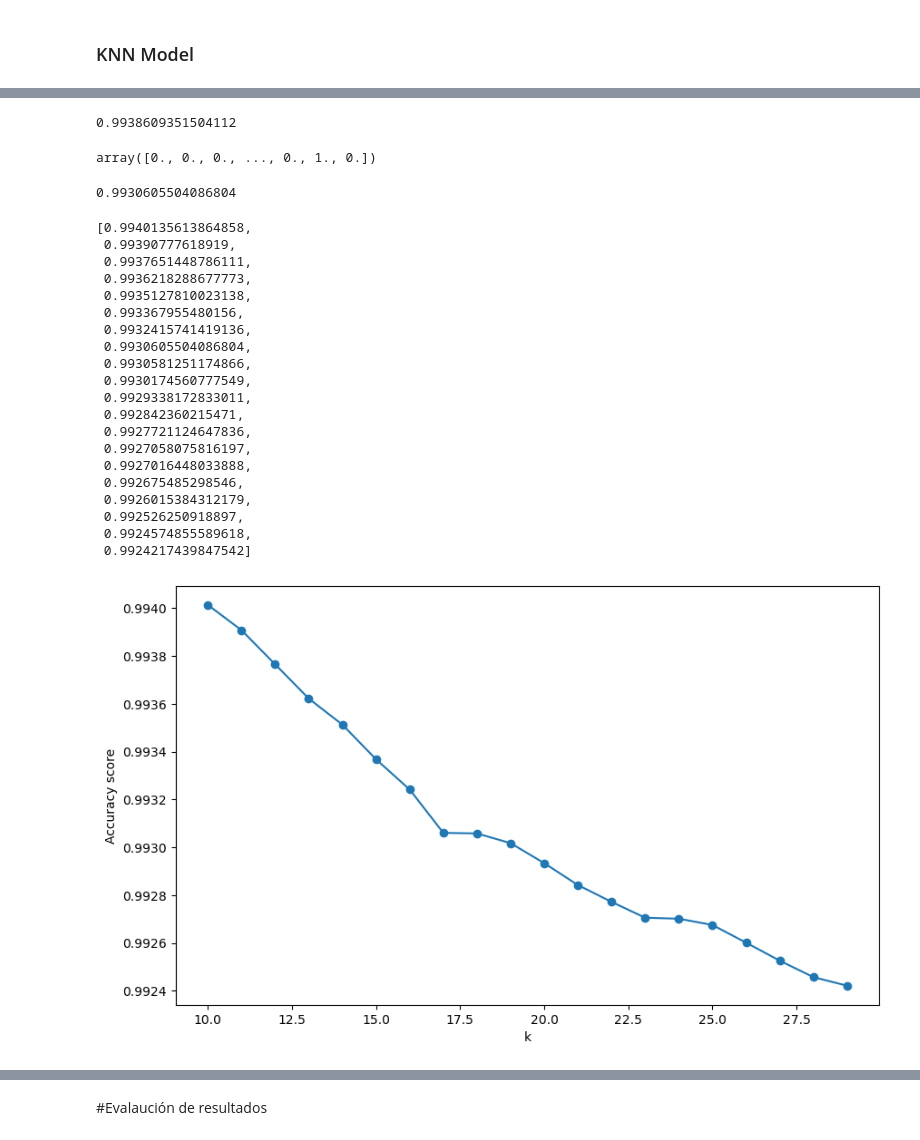
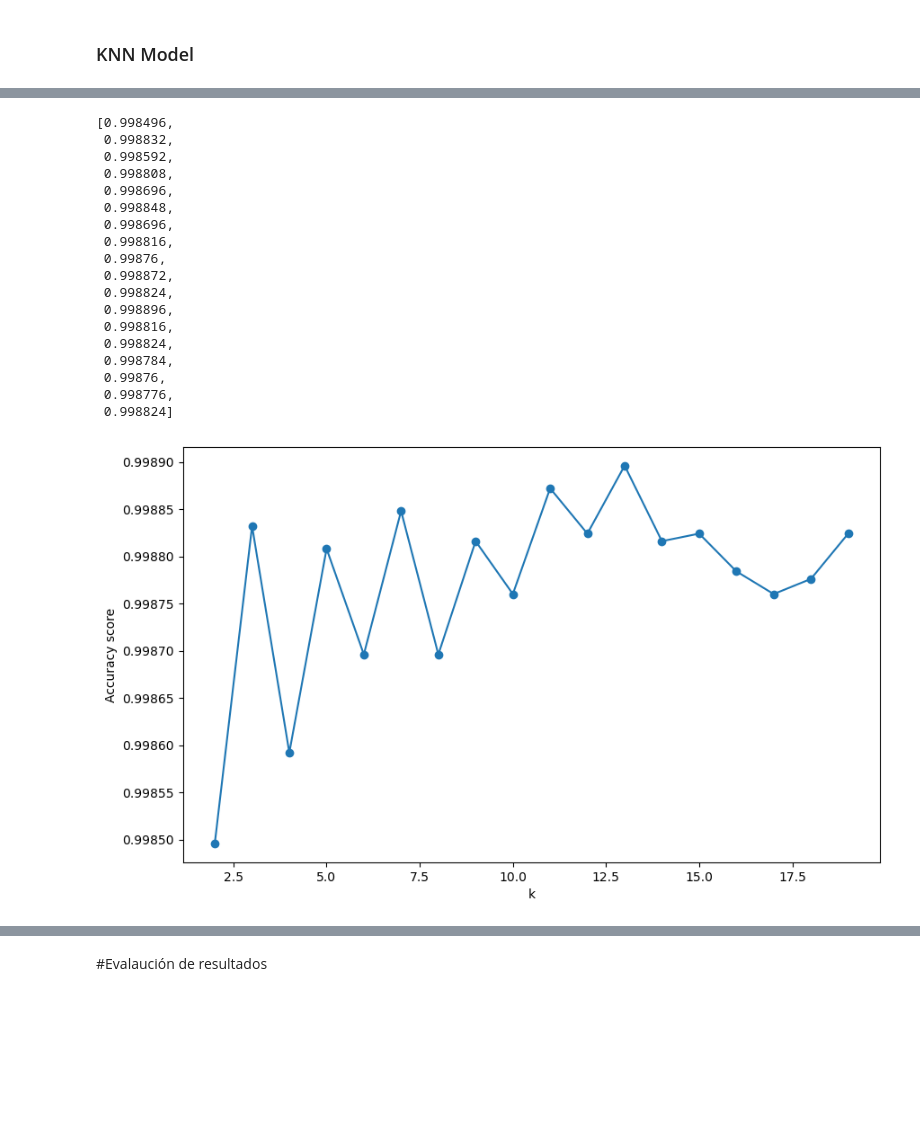
Before and after one commit to LauraChavez8/FinalProjectLCA, a Jupyter notebook: notebooks/Final Project LCA_Modelo.ipynb, the cells around one changed output, grey strips where cells are left out. Cells and saved outputs as stored; diff of their text form; code cells hidden in the pictures; blank space fills up the shorter version.

```diff
--- a/notebooks/Final Project LCA_Modelo.ipynb
+++ b/notebooks/Final Project LCA_Modelo.ipynb
@@ -69,7 +81,7 @@ customer_status_final    0
 2022-12-31               0
 dtype: int64
 # %%
-dbSample = database.head(300000)
+dbSample = database.head(500000)
 # %%
 db = dbSample.drop(['account__id'], axis = 1)
 # %%
@@ -123,4 +139,4 @@ X_train.shape, X_test.shape
 # %%
-model = KNeighborsRegressor(n_neighbors=17)
+model = KNeighborsClassifier(n_neighbors=13) #Classifier
 model.fit(X_train, y_train)
 # %% [output]
@@ -133,56 +144,39 @@ array([0., 0., 0., ..., 1., 0., 0.])
-# %%
-score_train = model.score(X_train, y_train)
-score_train
-# %% [output]
-0.9938609351504112
-# %%
-predictions_test = model.predict(X_test)
-predictions_test
-# %% [output]
-array([0., 0., 0., ..., 0., 1., 0.])
-# %%
-score_test = model.score(X_test, y_test)
-score_test
-# %% [output]
-0.9930605504086804
 # %%
 scores = []
-for k in range(10,30):
-    model = KNeighborsRegressor(n_neighbors = k)
-    model.fit(X_train, y_train)
-    score = model.score(X_test,y_test)
+for k in range(2,20):
+    model = KNeighborsClassifier(n_neighbors = k)
+    model.fit(X_train.values, y_train)
+    score = model.score(X_test.values,y_test)
     scores.append(score)
 # %%
 scores
 # %% [output]
-[0.9940135613864858,
- 0.99390777618919,
- 0.9937651448786111,
- 0.9936218288677773,
- 0.9935127810023138,
- 0.993367955480156,
- 0.9932415741419136,
- 0.9930605504086804,
- 0.9930581251174866,
- 0.9930174560777549,
- 0.9929338172833011,
- 0.992842360215471,
- 0.9927721124647836,
- 0.9927058075816197,
- 0.9927016448033888,
- 0.992675485298546,
- 0.9926015384312179,
- 0.992526250918897,
- 0.9924574855589618,
- 0.9924217439847542]
+[0.998496,
+ 0.998832,
+ 0.998592,
+ 0.998808,
+ 0.998696,
+ 0.998848,
+ 0.998696,
+ 0.998816,
+ 0.99876,
+ 0.998872,
+ 0.998824,
+ 0.998896,
+ 0.998816,
+ 0.998824,
+ 0.998784,
+ 0.99876,
+ 0.998776,
+ 0.998824]
 # %%
 plt.figure(figsize=(10,6))
-plt.plot(range(10,30), scores, marker='o')
+plt.plot(range(2,20), scores, marker='o')
 plt.xlabel('k')
 plt.ylabel('Accuracy score')
 plt.show()
 # %% [output]
-[figure, old version]
+[figure, new version]
 # %%
 MSEs = []
 
```
Also changed, not shown: parts of 36 cells of this notebook.
